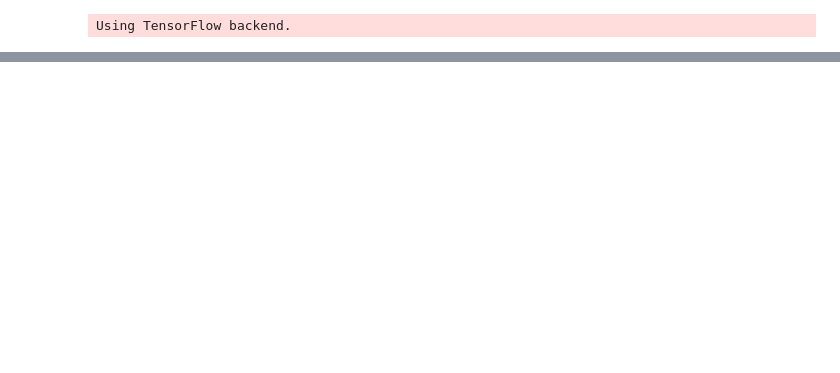
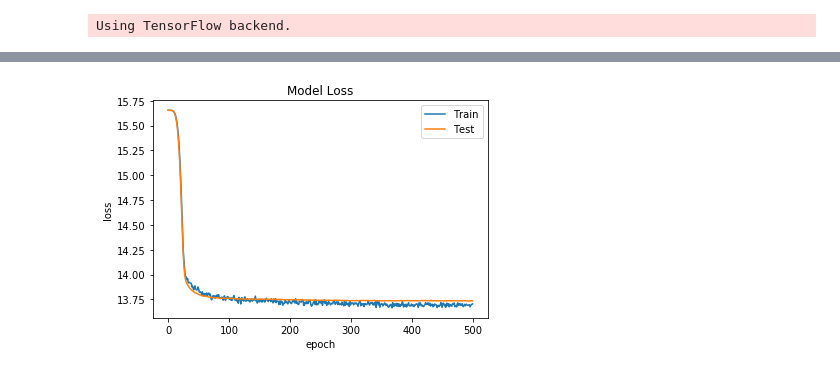
Before and after one commit to sshh12/OverwatchML, a Jupyter notebook: OverwatchPredictSR.ipynb, the cells around one changed output, grey strips where cells are left out. Drawn from its saved outputs; the diff is of its cells as text; code cells hidden in the pictures; blank space fills up the shorter version.

```diff
--- a/OverwatchPredictSR.ipynb
+++ b/OverwatchPredictSR.ipynb
@@ -202,0 +226,14 @@ plt.show()
+# %%
+# Model 2
+
+X2, y2, scaler_X2 = scale_data2(*load_data2())
+
+model2 = get_model2()
+
+history2 = fit_to_data(model2, X2, y2, epochs=500, batch_size=128, validation_split=.10)
+
+model2.save('overwatch-sr-2.h5')
+
+view(history2)
+# %% [output]
+[figure, added]
```
Also changed, not shown: parts of 10 cells of this notebook, 8 other files.
